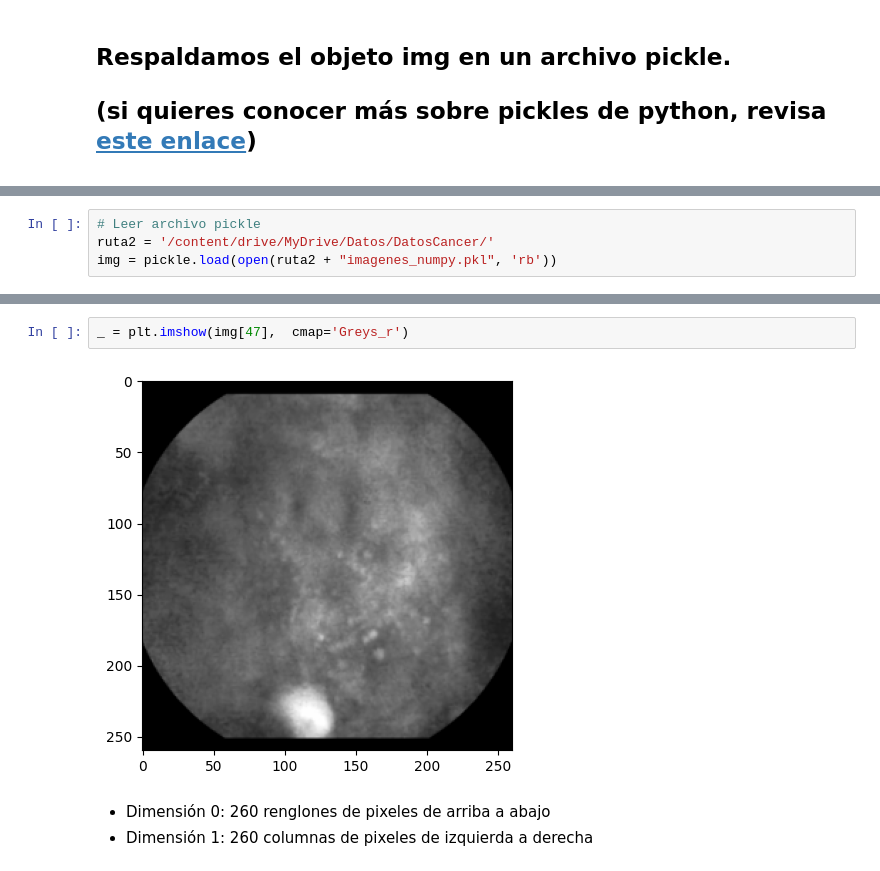
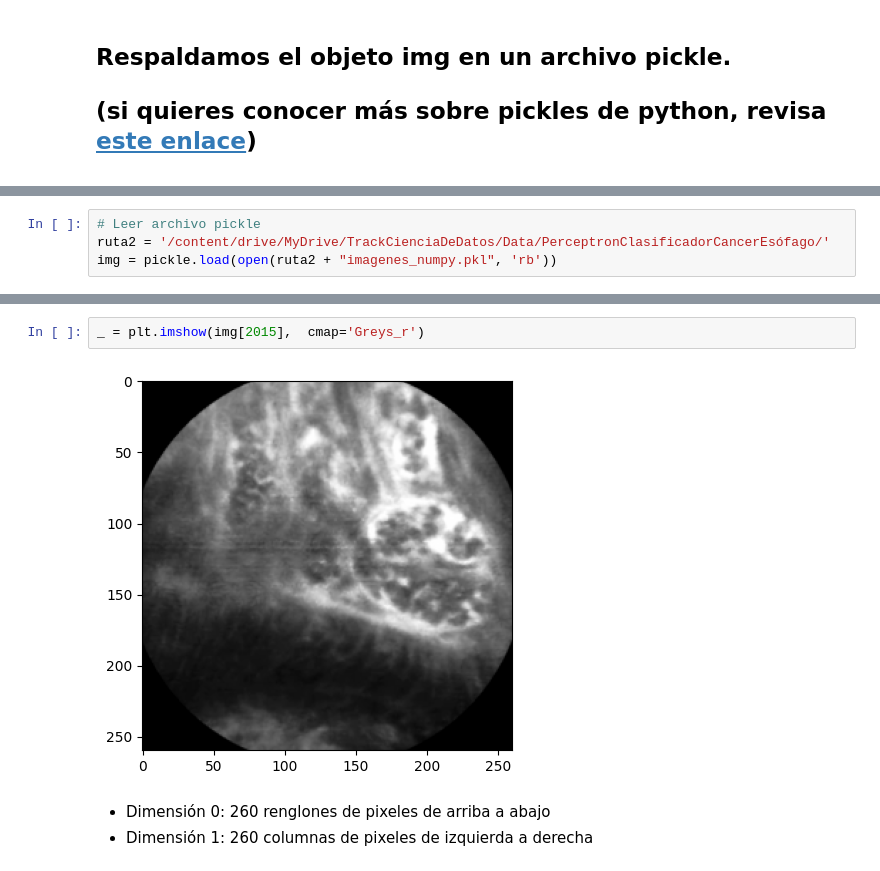
Before and after one commit to emm-gl/ClassificadorCancerEsofago, a Jupyter notebook: Notebooks/PerceptronClasificadorCancerEsófago.ipynb, the cells around one changed output, grey strips where cells are left out. Cells and saved outputs as stored; diff of their text form.

```diff
--- a/Notebooks/PerceptronClasificadorCancerEsófago.ipynb
+++ b/Notebooks/PerceptronClasificadorCancerEsófago.ipynb
@@ -195,4 +253,4 @@ Wall time: 37.4 s
 # %%
 # Leer archivo pickle
-ruta2 = '/content/drive/MyDrive/Datos/DatosCancer/'
+ruta2 = '/content/drive/MyDrive/TrackCienciaDeDatos/Data/PerceptronClasificadorCancerEsófago/'
 img = pickle.load(open(ruta2 + "imagenes_numpy.pkl", 'rb'))
@@ -201,9 +270,9 @@ img[47].shape
 # %% [output]
 (260, 260)
 # %%
-_ = plt.imshow(img[47],  cmap='Greys_r')
+_ = plt.imshow(img[2015],  cmap='Greys_r')
 # %% [output]
-[figure, old version]
+[figure, new version]
 # %% [markdown]
 - Dimensión 0: 260 renglones de pixeles de arriba a abajo
 - Dimensión 1: 260 columnas de pixeles de izquierda a derecha
```
Also changed, not shown: parts of 22 cells of this notebook.
